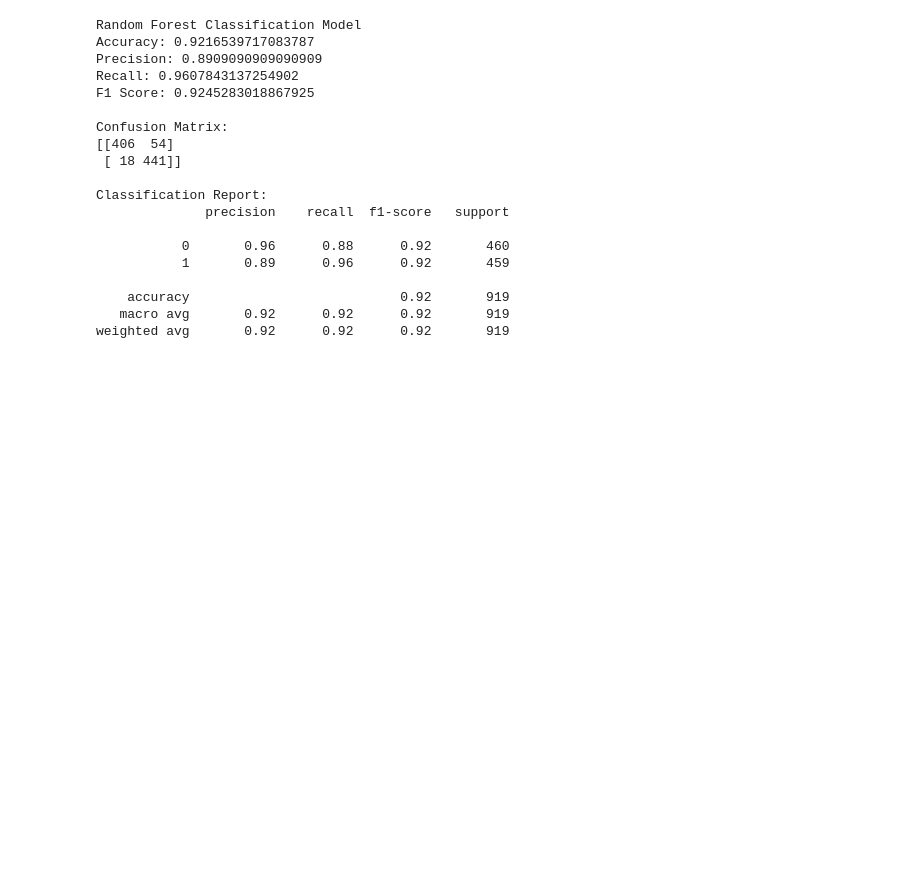
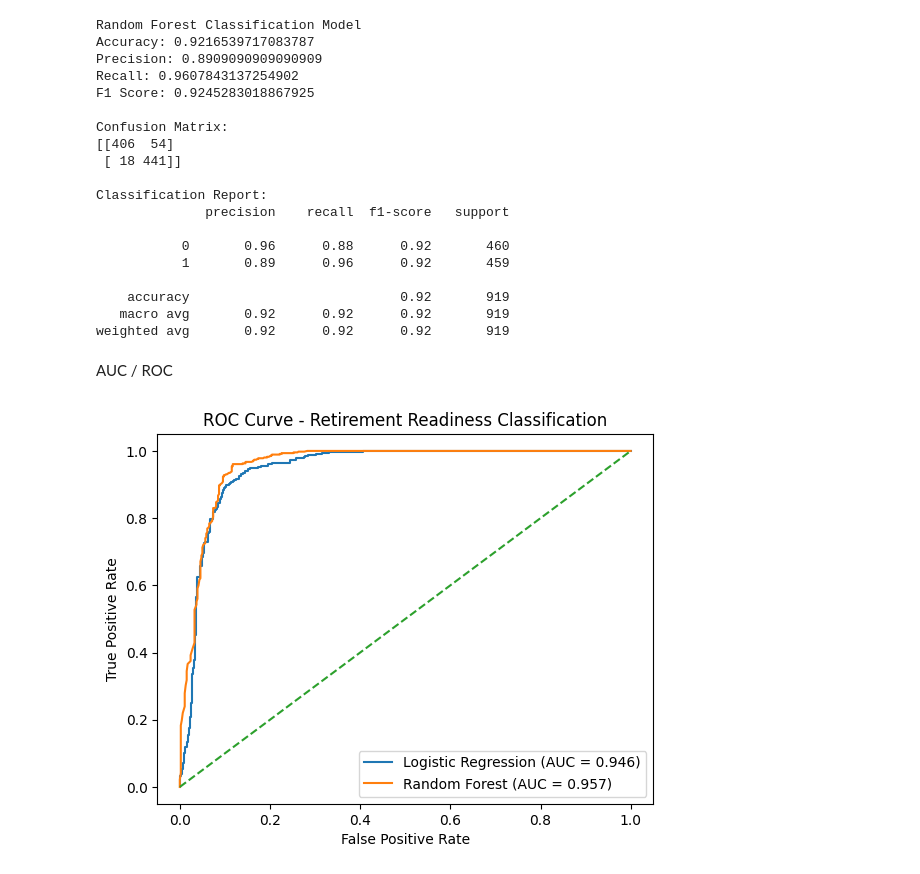
Before and after one commit to jsween/CapstoneProject, a Jupyter notebook: notebooks/04_ML_Models.ipynb, the cells around one changed output. Saved outputs shown, nothing was run; the diff lists cells and outputs as text; code cells hidden in the pictures; blank space fills up the shorter version.

```diff
--- a/notebooks/04_ML_Models.ipynb
+++ b/notebooks/04_ML_Models.ipynb
@@ -350,3 +353,30 @@ Classification Report:
     accuracy                           0.92       919
    macro avg       0.92      0.92      0.92       919
 weighted avg       0.92      0.92      0.92       919
+# %% [markdown]
+AUC / ROC
+# %%
+y_prob_log = log_clf.predict_proba(X_test_c)[:, 1]
+y_prob_rf = rf_clf.predict_proba(X_test_c)[:, 1]
+
+# ROC values
+fpr_log, tpr_log, _ = roc_curve(y_test_c, y_prob_log)
+fpr_rf, tpr_rf, _ = roc_curve(y_test_c, y_prob_rf)
+
+# AUC scores
+auc_log = auc(fpr_log, tpr_log)
+auc_rf = auc(fpr_rf, tpr_rf)
+
+# Plot
+plt.figure()
+plt.plot(fpr_log, tpr_log, label=f'Logistic Regression (AUC = {auc_log:.3f})')
+plt.plot(fpr_rf, tpr_rf, label=f'Random Forest (AUC = {auc_rf:.3f})')
+plt.plot([0, 1], [0, 1], linestyle='--')  # baseline
+
+plt.xlabel('False Positive Rate')
+plt.ylabel('True Positive Rate')
+plt.title('ROC Curve - Retirement Readiness Classification')
+plt.legend()
+plt.show()
+# %% [output]
+[figure, added]
```
Also changed, not shown: parts of 8 cells of this notebook.
